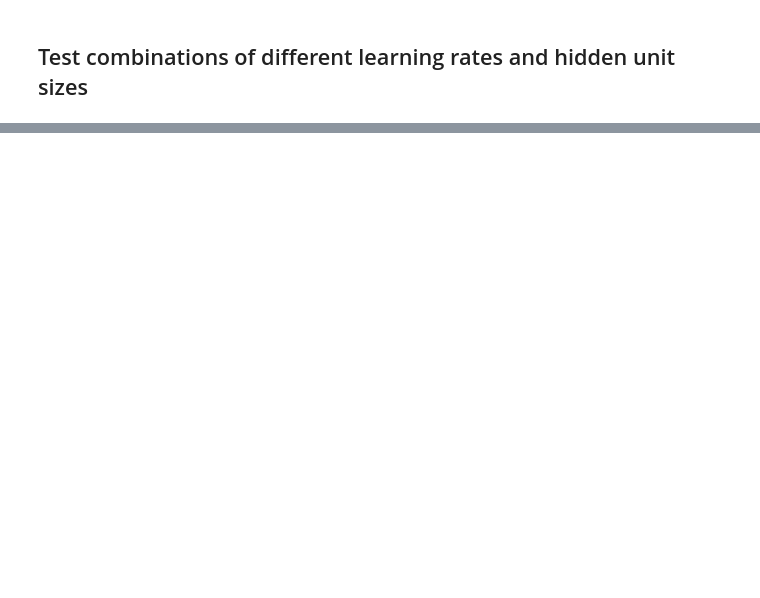
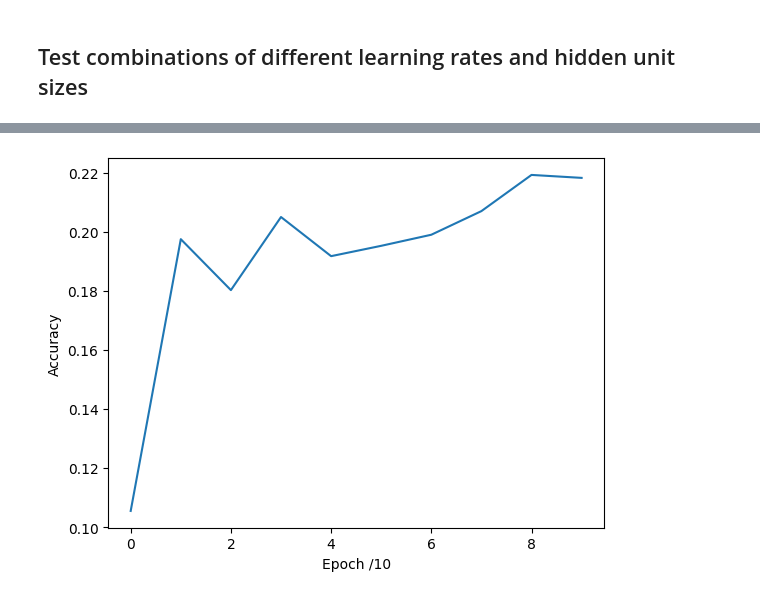
Before and after one commit to wayfarer-ismail/Neural_Network_from_Scratch, a Jupyter notebook: Neural Network from Scratch/task/main.ipynb, the cells around one changed output, grey strips where cells are left out. Saved outputs shown, nothing was run; the diff lists cells and outputs as text; code cells hidden in the pictures; blank space fills up the shorter version.

```diff
--- a/Neural Network from Scratch/task/main.ipynb
+++ b/Neural Network from Scratch/task/main.ipynb
@@ -176,0 +272,25 @@ plt.savefig(f"{location}.png")
+# %%
+# we shall use a learning rate of 0.1 and network size of 20 and 60
+# now we will train the MLP on the full dataset
+mlp = MultiLayerPerceptronBig(16, 10, 60, 26, activation='tanh')
+
+accuracy_list = []
+
+for epoch in range(100):
+    for value, target in zip(X_train, y_train):
+        mlp.train(value, target, 0.1)
+
+    # Calculate accuracy on test set and training set every 100 epochs
+    if epoch % 10 == 0:
+        pred_letters = np.argmax(mlp.forward(X_test), axis=1)
+        accuracy = calculate_accuracy(pred_letters, np.argmax(y_test, axis=1))
+        accuracy_list.append(accuracy)
+        print(f"Epoch {epoch} accuracy: {accuracy}")
+
+
+# plot accuracy over time
+plt.plot(accuracy_list)
+plt.xlabel('Epoch /10')
+plt.ylabel('Accuracy')
+plt.show()
+# %% [output]
@@ -176,0 +307 @@ plt.savefig(f"{location}.png")
+[figure, added]
```
Also changed, not shown: parts of 7 cells of this notebook.
